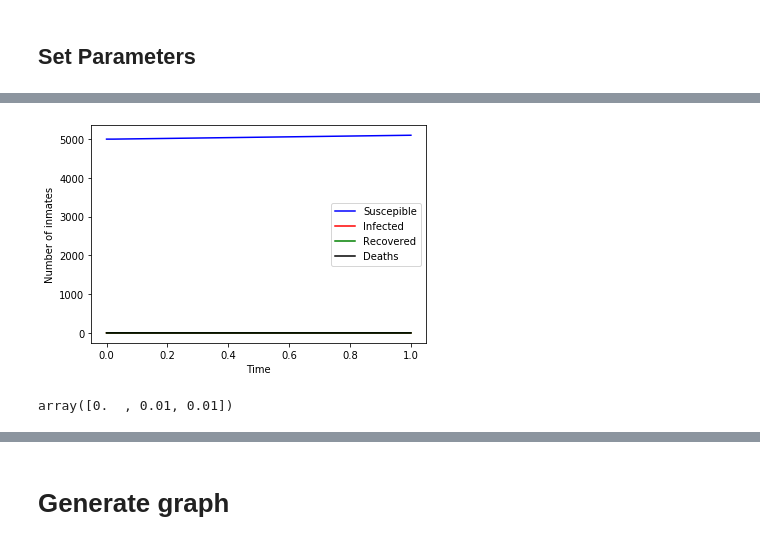
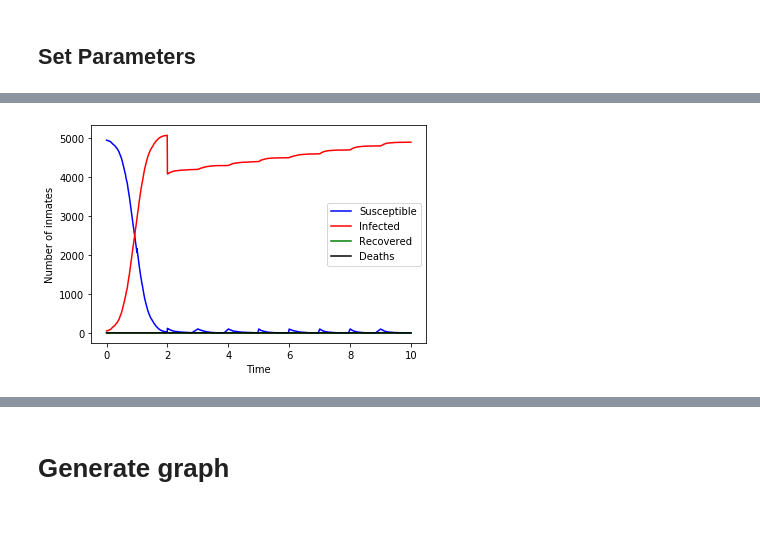
Before and after one commit to bwolfson97/UCLA-Networks-Final-Project, a Jupyter notebook: simulation_end_to_end.ipynb, the cells around one changed output, grey strips where cells are left out. Drawn from its saved outputs; the diff is of its cells as text; code cells hidden in the pictures.

Commit message:
Added support for rho and removed support for initial_infected list

```diff
--- a/simulation_end_to_end.ipynb
+++ b/simulation_end_to_end.ipynb
@@ -46,19 +49,17 @@ Code adapted from first example found here: https://arxiv.org/pdf/2001.02436.pdf
 # %%
 # Set G(n,p) model-specific parameters
 N = 5000 # number of individuals
-kave = 100 # expected number of contacts per person
-p = kave / (N-1) # probability an edge is formed between any node and any other
+p = 0.02 # probability an edge is formed between any node and any other
 
 # Set simulation-specific parameters
 birth_number = 100 # number of new inmates at each time step
 
-release_number = 2000 # number of inmates released at times after next condition
-#number_of_infected_before_releases = 200 # number of infected inmates before releases begin
+release_number = 1000 # number of inmates released at times after next condition
 release_time = 2
 
-death_rate = 0.01 # percent of recovered that die
-initial_infected = [0] # initial nodes that are infected
+death_rate = 0.0 # percent of recovered that die
+rho = 0.01 # percent of initial nodes that are infected
 
 tau = 0.05 # transmission rate
-gamma = 1. # recovery rate
+gamma = 0.0 # recovery rate
 max_time = 10 # how many time steps to run simulation
@@ -69,8 +66,5 @@ end_to_end(birth_number, 0, release_time)
 # %%
-t, S, I, R, D = end_to_end(birth_number, release_number, release_time)
+t, S, I, R, D = end_to_end(birth_number, release_number, release_time, death_rate, rho, tau, gamma,
+           max_time, N, p)
 # %% [output]
-[figure, old version]
+[figure, new version]
-# %%
-D
-# %% [output]
-array([0.  , 0.01, 0.01])
```
Also changed, not shown: parts of 10 cells of this notebook, 2 other files.
